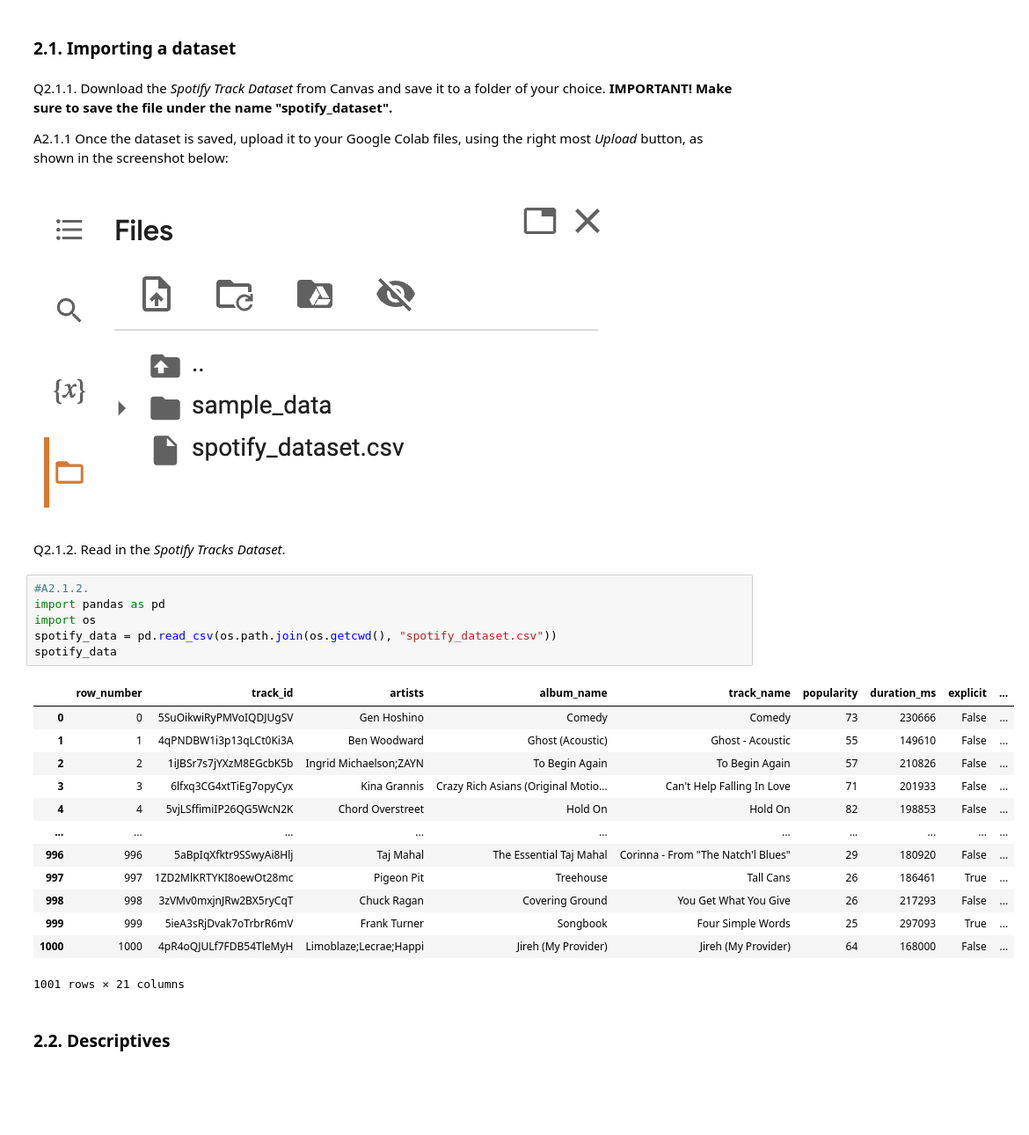
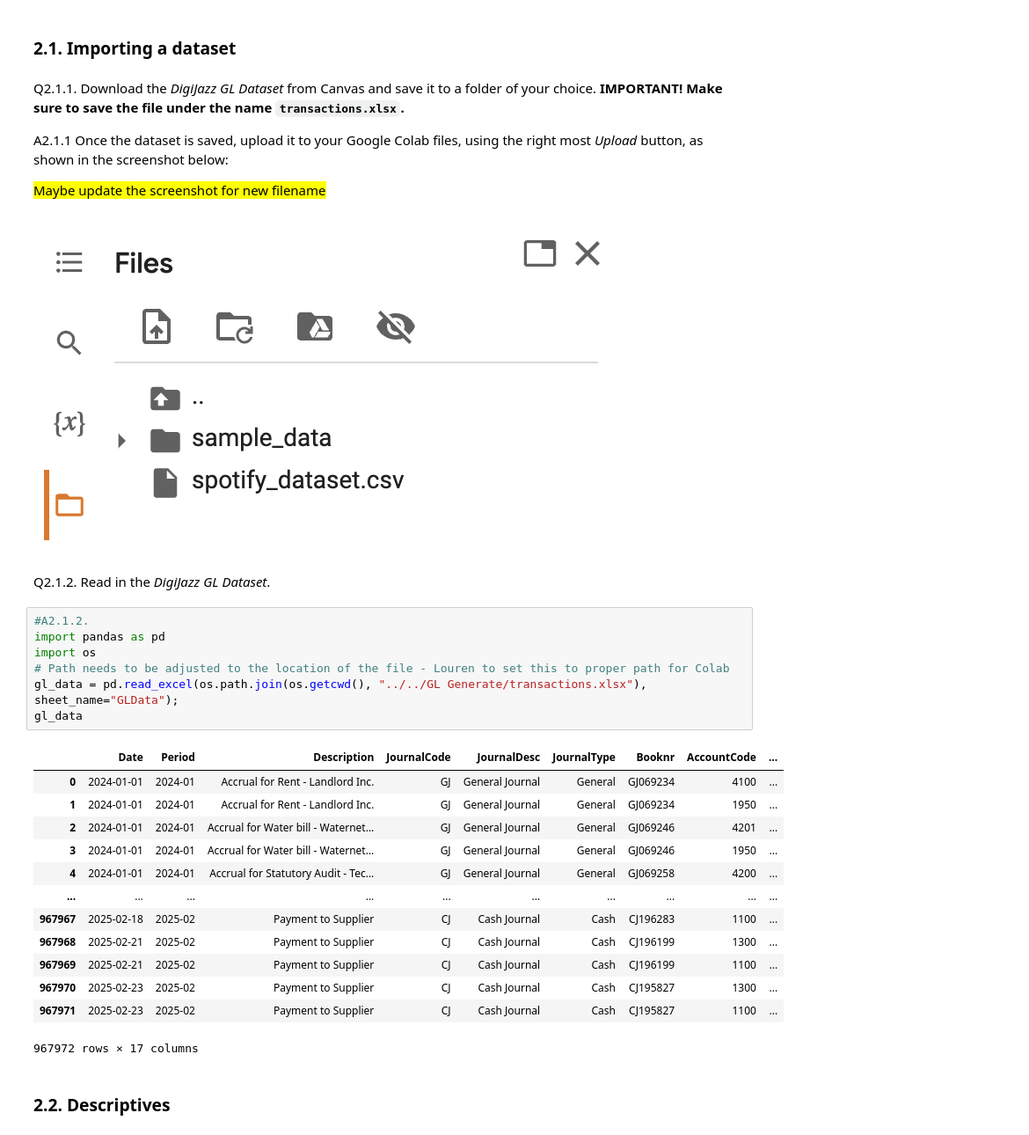
Before and after one commit to Louren/dsa-practica, a Jupyter notebook: Notebooks/1a_answers.ipynb, the cells around one changed output. Shown at 88% size. Saved outputs shown, nothing was run; the diff lists cells and outputs as text; blank space fills up the shorter version.

Commit message:
Rebuild Practicum 1a towards DigiJazz

```diff
--- a/Notebooks/1a_answers.ipynb
+++ b/Notebooks/1a_answers.ipynb
@@ -252,33 +146,36 @@ valence: A measure from 0.0 to 1.0 describing the musical positiveness conveyed
 # %% [markdown]
 ### 2.1. Importing a dataset
 # %% [markdown]
-Q2.1.1. Download the _Spotify Track Dataset_ from Canvas and save it to a folder of your choice. **IMPORTANT! Make sure to save the file under the name "spotify_dataset".**
+Q2.1.1. Download the _DigiJazz GL Dataset_ from Canvas and save it to a folder of your choice. **IMPORTANT! Make sure to save the file under the name `transactions.xlsx`.**
 
 A2.1.1 Once the dataset is saved, upload it to your Google Colab files, using the right most _Upload_ button, as shown in the screenshot below:
 
+<Mark>Maybe update the screenshot for new filename</Mark>
+
 ![Screenshot 2023-10-09 at 16.18.58.png](embedded-picture-1)
 # %% [markdown]
-Q2.1.2. Read in the _Spotify Tracks Dataset_.
+Q2.1.2. Read in the _DigiJazz GL Dataset_.
 # %%
 #A2.1.2.
 import pandas as pd
 import os
-spotify_data = pd.read_csv(os.path.join(os.getcwd(), "spotify_dataset.csv"))
-spotify_data
+# Path needs to be adjusted to the location of the file - Louren to set this to proper path for Colab
+gl_data = pd.read_excel(os.path.join(os.getcwd(), "../../GL Generate/transactions.xlsx"), sheet_name="GLData");
+gl_data
 # %% [output]
-|  | row_number | track_id | artists | album_name | track_name | popularity | duration_ms | explicit | ... |
-| 0 | 0 | 5SuOikwiRyPMVoIQDJUgSV | Gen Hoshino | Comedy | Comedy | 73 | 230666 | False | ... |
-| 1 | 1 | 4qPNDBW1i3p13qLCt0Ki3A | Ben Woodward | Ghost (Acoustic) | Ghost - Acoustic | 55 | 149610 | False | ... |
-| 2 | 2 | 1iJBSr7s7jYXzM8EGcbK5b | Ingrid Michaelson;ZAYN | To Begin Again | To Begin Again | 57 | 210826 | False | ... |
-| 3 | 3 | 6lfxq3CG4xtTiEg7opyCyx | Kina Grannis | Crazy Rich Asians (Original Motio... | Can't Help Falling In Love | 71 | 201933 | False | ... |
-| 4 | 4 | 5vjLSffimiIP26QG5WcN2K | Chord Overstreet | Hold On | Hold On | 82 | 198853 | False | ... |
+|  | Date | Period | Description | JournalCode | JournalDesc | JournalType | Booknr | AccountCode | ... |
+| 0 | 2024-01-01 | 2024-01 | Accrual for Rent - Landlord Inc. | GJ | General Journal | General | GJ069234 | 4100 | ... |
+| 1 | 2024-01-01 | 2024-01 | Accrual for Rent - Landlord Inc. | GJ | General Journal | General | GJ069234 | 1950 | ... |
+| 2 | 2024-01-01 | 2024-01 | Accrual for Water bill - Waternet... | GJ | General Journal | General | GJ069246 | 4201 | ... |
+| 3 | 2024-01-01 | 2024-01 | Accrual for Water bill - Waternet... | GJ | General Journal | General | GJ069246 | 1950 | ... |
+| 4 | 2024-01-01 | 2024-01 | Accrual for Statutory Audit - Tec... | GJ | General Journal | General | GJ069258 | 4200 | ... |
 | ... | ... | ... | ... | ... | ... | ... | ... | ... | ... |
-| 996 | 996 | 5aBpIqXfktr9SSwyAi8Hlj | Taj Mahal | The Essential Taj Mahal | Corinna - From "The Natch'l Blues" | 29 | 180920 | False | ... |
-| 997 | 997 | 1ZD2MlKRTYKI8oewOt28mc | Pigeon Pit | Treehouse | Tall Cans | 26 | 186461 | True | ... |
-| 998 | 998 | 3zVMv0mxjnJRw2BX5ryCqT | Chuck Ragan | Covering Ground | You Get What You Give | 26 | 217293 | False | ... |
-| 999 | 999 | 5ieA3sRjDvak7oTrbrR6mV | Frank Turner | Songbook | Four Simple Words | 25 | 297093 | True | ... |
-| 1000 | 1000 | 4pR4oQJULf7FDB54TleMyH | Limoblaze;Lecrae;Happi | Jireh (My Provider) | Jireh (My Provider) | 64 | 168000 | False | ... |
+| 967967 | 2025-02-18 | 2025-02 | Payment to Supplier | CJ | Cash Journal | Cash | CJ196283 | 1100 | ... |
+| 967968 | 2025-02-21 | 2025-02 | Payment to Supplier | CJ | Cash Journal | Cash | CJ196199 | 1300 | ... |
+| 967969 | 2025-02-21 | 2025-02 | Payment to Supplier | CJ | Cash Journal | Cash | CJ196199 | 1100 | ... |
+| 967970 | 2025-02-23 | 2025-02 | Payment to Supplier | CJ | Cash Journal | Cash | CJ195827 | 1300 | ... |
+| 967971 | 2025-02-23 | 2025-02 | Payment to Supplier | CJ | Cash Journal | Cash | CJ195827 | 1100 | ... |
-1001 rows × 21 columns
+967972 rows × 17 columns
 # %% [markdown]
 ### 2.2. Descriptives
 # %% [markdown]
```
Also changed, not shown: parts of 99 cells of this notebook, 2 other files.
